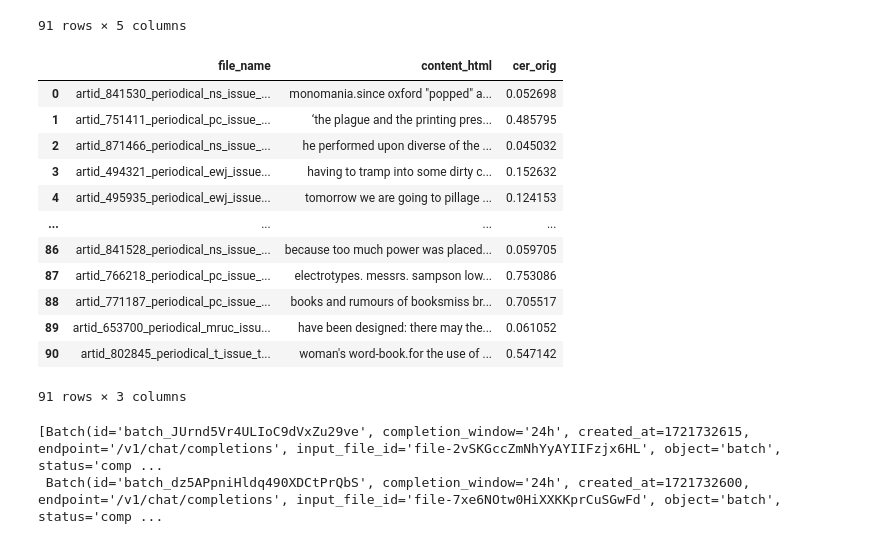
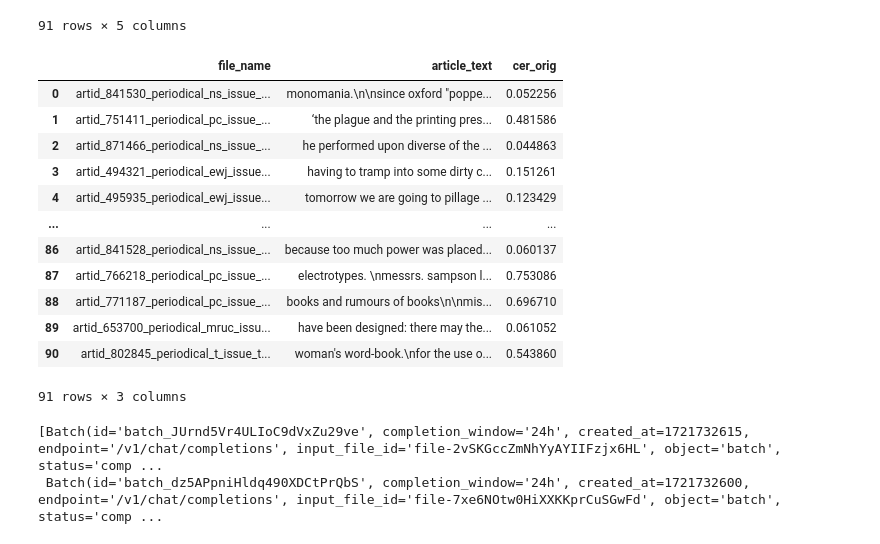
Before and after one commit to JonnoB/reading_the_unreadable, a Jupyter notebook: create_silver_set.ipynb, the cells around one changed output. Saved outputs shown, nothing was run; the diff lists cells and outputs as text; code cells hidden in the pictures.

```diff
--- a/create_silver_set.ipynb
+++ b/create_silver_set.ipynb
@@ -58,13 +61,13 @@ def pre_evaluation_processing(df, ground_truth_df, post_lm_text, gt_text ):
 
     df = df.merge(ground_truth_df.set_index('file_name'), left_on = 'id', right_index = True)
     #df['post_lm_text2'] = df['post_lm_text'].apply(extract_first_match)
-    df[post_lm_text] = df[post_lm_text].str.replace("\n", "").str.lower()
-    df[gt_text] = df[gt_text].str.replace("\n", "").str.lower()
+    df[post_lm_text] = df[post_lm_text].str.replace("\n*", " ").str.lower()
+    df[gt_text] = df[gt_text].str.replace("\n*", " ").str.lower()
     df.reset_index(inplace=True)
 
     return df
 
-def evaluate_model(df, metric_obj, gt_text, post_lm_text):
+def evaluate_model(df, metric_obj, gt_text, post_lm_text, metric_name = 'cer'):
 
     """
     Uses a huggingface metric to evaluate the results
@@ -78,7 +81,7 @@ def evaluate_model(df, metric_obj, gt_text, post_lm_text):
         result = metric_obj.compute(predictions=[response_text], references=[ground_truth_text])
         results.append(result)
 
-    df['cer'] = results
+    df[metric_name] = results
 
     return df
 # %% [markdown]
@@ -430,35 +450,35 @@ silver_corrected = convert_batch_to_dataframe(file_response.text)
 | 90 | request-802845 | FOR THE USE OF OUR YOUNG FRIENDS.... | 408 | 292 | 700 |
 91 rows × 5 columns
 # %%
-cer = load_metric("cer")
-wer = load_metric("wer")
+cer = load("cer")
+wer = load("wer")
 # %%
 corrected_transcript_oct_folder = "./data/transcripts/transcription_files"
 
 corrected_gold_ocr_df = load_txt_files_to_df(corrected_transcript_oct_folder)
 
 raw_ocr_df = load_txt_files_to_df("./data/transcripts/transcription_raw_ocr")
-raw_ocr_df = raw_ocr_df.rename(columns={'content_html':'post_lm_text', 'file_name':'id'})
+raw_ocr_df = raw_ocr_df.rename(columns={'article_text':'post_lm_text', 'file_name':'id'})
 
-corrected_gold_ocr_df = pre_evaluation_processing(raw_ocr_df, corrected_gold_ocr_df, post_lm_text= 'post_lm_text', gt_text = 'content_html' )
-corrected_gold_ocr_df = evaluate_model(df = corrected_gold_ocr_df, metric_obj = cer, gt_text = 'content_html', post_lm_text = 'post_lm_text')
+corrected_gold_ocr_df = pre_evaluation_processing(raw_ocr_df, corrected_gold_ocr_df, post_lm_text= 'post_lm_text', gt_text = 'article_text' )
+corrected_gold_ocr_df = evaluate_model(df = corrected_gold_ocr_df, metric_obj = cer, gt_text = 'article_text', post_lm_text = 'post_lm_text')
 corrected_gold_ocr_df.rename(columns = {'cer':'cer_orig', 'id':'file_name'}, inplace=True)
 corrected_gold_ocr_df.drop(columns=['index', 'post_lm_text'], inplace=True)
 
 corrected_gold_ocr_df
 # %% [output]
-|  | file_name | content_html | cer_orig |
-| 0 | artid_841530_periodical_ns_issue_... | monomania.since oxford "popped" a... | 0.052698 |
-| 1 | artid_751411_periodical_pc_issue_... | ‘the plague and the printing pres... | 0.485795 |
-| 2 | artid_871466_periodical_ns_issue_... | he performed upon diverse of the ... | 0.045032 |
-| 3 | artid_494321_periodical_ewj_issue... | having to tramp into some dirty c... | 0.152632 |
-| 4 | artid_495935_periodical_ewj_issue... | tomorrow we are going to pillage ... | 0.124153 |
+|  | file_name | article_text | cer_orig |
+| 0 | artid_841530_periodical_ns_issue_... | monomania.\n\nsince oxford "poppe... | 0.052256 |
+| 1 | artid_751411_periodical_pc_issue_... | ‘the plague and the printing pres... | 0.481586 |
+| 2 | artid_871466_periodical_ns_issue_... | he performed upon diverse of the ... | 0.044863 |
+| 3 | artid_494321_periodical_ewj_issue... | having to tramp into some dirty c... | 0.151261 |
+| 4 | artid_495935_periodical_ewj_issue... | tomorrow we are going to pillage ... | 0.123429 |
 | ... | ... | ... | ... |
-| 86 | artid_841528_periodical_ns_issue_... | because too much power was placed... | 0.059705 |
-| 87 | artid_766218_periodical_pc_issue_... | electrotypes. messrs. sampson low... | 0.753086 |
-| 88 | artid_771187_periodical_pc_issue_... | books and rumours of booksmiss br... | 0.705517 |
+| 86 | artid_841528_periodical_ns_issue_... | because too much power was placed... | 0.060137 |
+| 87 | artid_766218_periodical_pc_issue_... | electrotypes. \nmessrs. sampson l... | 0.753086 |
+| 88 | artid_771187_periodical_pc_issue_... | books and rumours of books\n\nmis... | 0.696710 |
 | 89 | artid_653700_periodical_mruc_issu... | have been designed: there may the... | 0.061052 |
-| 90 | artid_802845_periodical_t_issue_t... | woman's word-book.for the use of ... | 0.547142 |
+| 90 | artid_802845_periodical_t_issue_t... | woman's word-book.\nfor the use o... | 0.543860 |
 91 rows × 3 columns
 # %%
 
```
Also changed, not shown: parts of 71 cells of this notebook, 5 other files.
